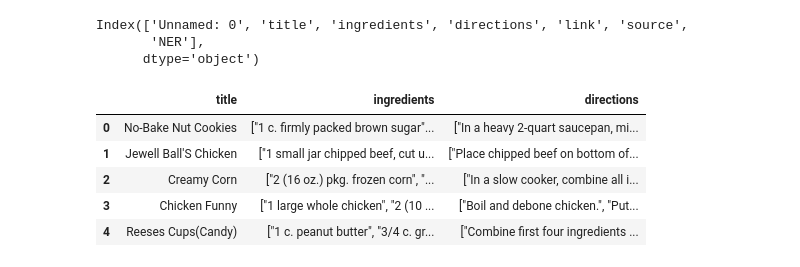
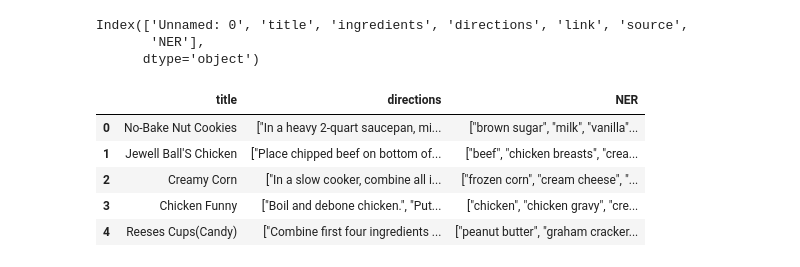
Before and after one commit to follemiotto/Classification-Contest, a Jupyter notebook: Final-Project(Recipes)/recipes.ipynb, the cells around one changed output. Saved outputs shown, nothing was run; the diff lists cells and outputs as text; code cells hidden in the pictures.

```diff
--- a/Final-Project(Recipes)/recipes.ipynb
+++ b/Final-Project(Recipes)/recipes.ipynb
@@ -55,15 +61,15 @@ Index(['Unnamed: 0', 'title', 'ingredients', 'directions', 'link', 'source',
        'NER'],
       dtype='object')
 # %%
-receitas.drop(['Unnamed: 0','link','source','NER'],axis=1,inplace=True)
+receitas.drop(['Unnamed: 0','link','source','ingredients'],axis=1,inplace=True)
 receitas.head()
 # %% [output]
-|  | title | ingredients | directions |
-| 0 | No-Bake Nut Cookies | ["1 c. firmly packed brown sugar"... | ["In a heavy 2-quart saucepan, mi... |
-| 1 | Jewell Ball'S Chicken | ["1 small jar chipped beef, cut u... | ["Place chipped beef on bottom of... |
-| 2 | Creamy Corn | ["2 (16 oz.) pkg. frozen corn", "... | ["In a slow cooker, combine all i... |
-| 3 | Chicken Funny | ["1 large whole chicken", "2 (10 ... | ["Boil and debone chicken.", "Put... |
-| 4 | Reeses Cups(Candy) | ["1 c. peanut butter", "3/4 c. gr... | ["Combine first four ingredients ... |
+|  | title | directions | NER |
+| 0 | No-Bake Nut Cookies | ["In a heavy 2-quart saucepan, mi... | ["brown sugar", "milk", "vanilla"... |
+| 1 | Jewell Ball'S Chicken | ["Place chipped beef on bottom of... | ["beef", "chicken breasts", "crea... |
+| 2 | Creamy Corn | ["In a slow cooker, combine all i... | ["frozen corn", "cream cheese", "... |
+| 3 | Chicken Funny | ["Boil and debone chicken.", "Put... | ["chicken", "chicken gravy", "cre... |
+| 4 | Reeses Cups(Candy) | ["Combine first four ingredients ... | ["peanut butter", "graham cracker... |
 # %%
 receitas.info()
 # %% [output]
```
Also changed, not shown: parts of 36 cells of this notebook, 1 other file.
